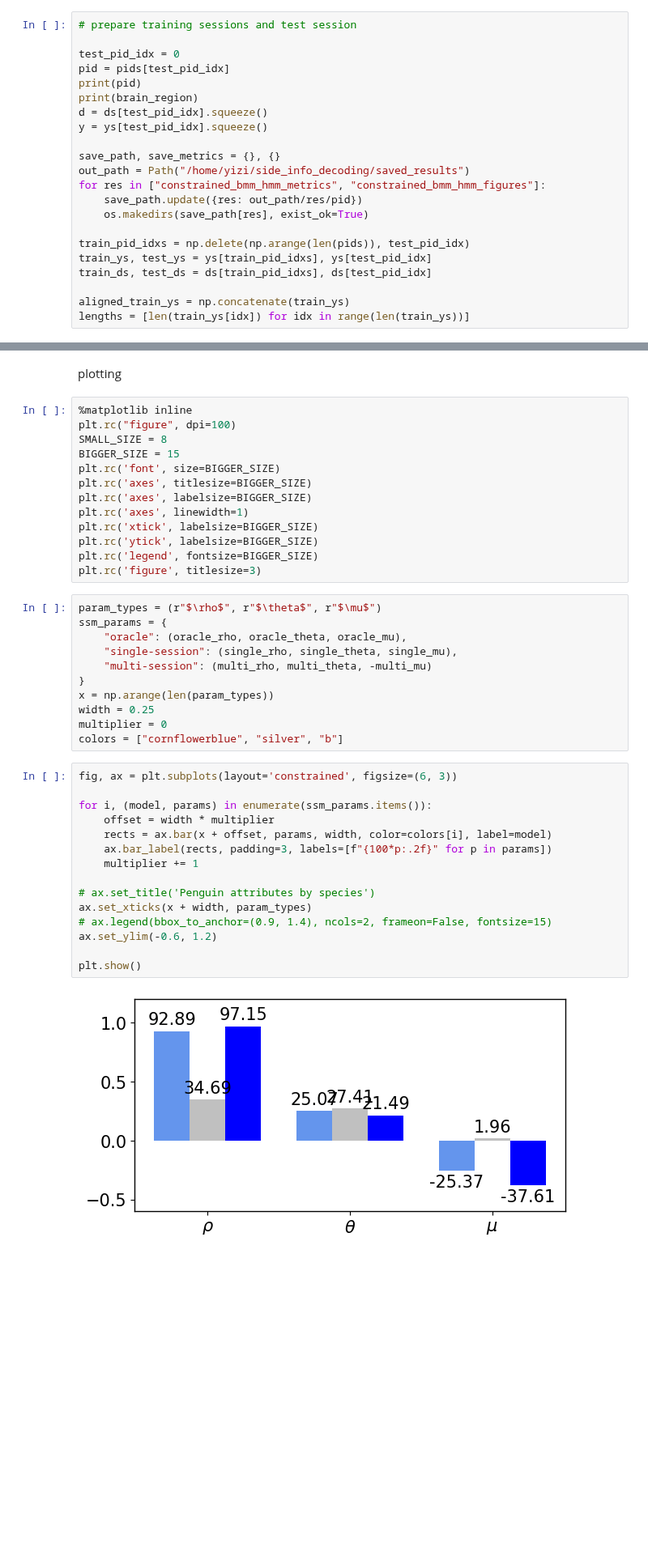
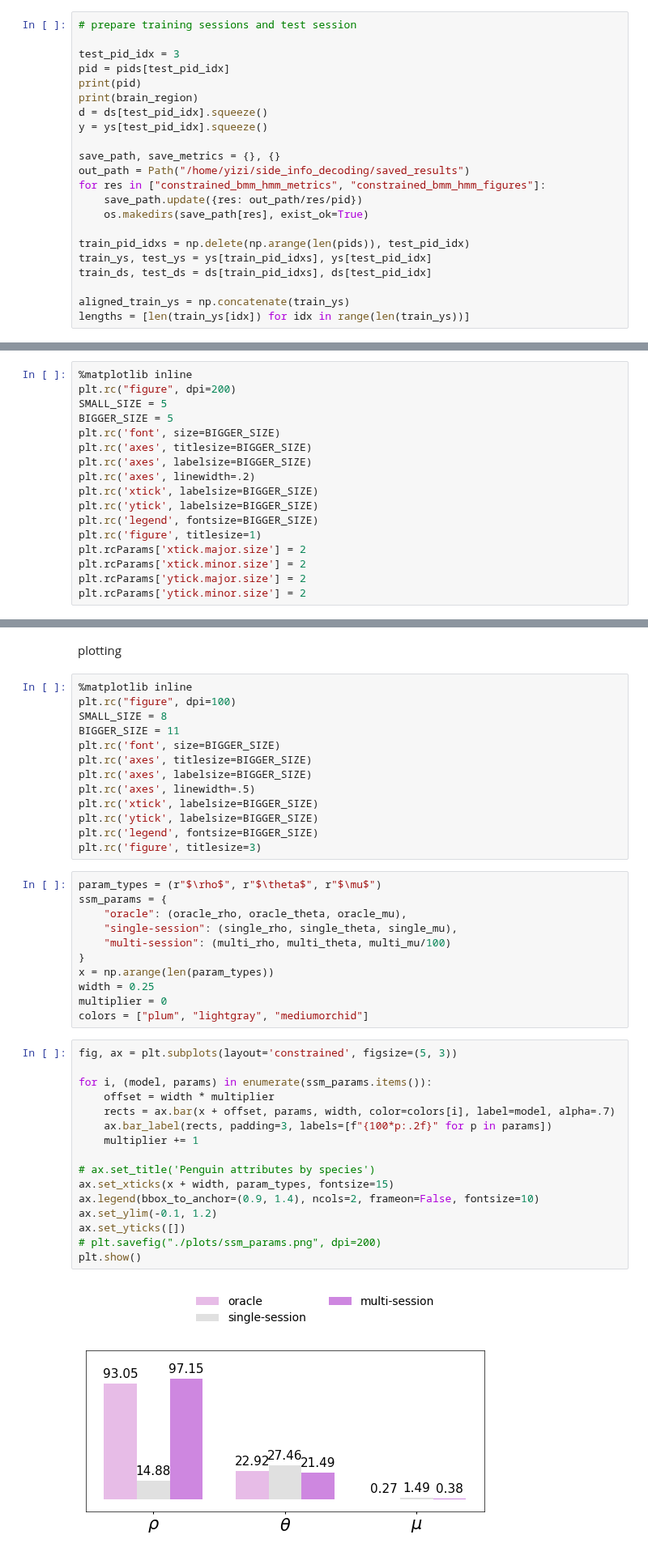
Before and after one commit to yzhang511/neural_decoding, a Jupyter notebook: biorxiv_plots/biorxiv_fig6.ipynb, the cells around one changed output, grey strips where cells are left out. Shown at 81% size. Drawn from its saved outputs; the diff is of its cells as text; blank space fills up the shorter version.

```diff
--- a/biorxiv_plots/biorxiv_fig6.ipynb
+++ b/biorxiv_plots/biorxiv_fig6.ipynb
@@ -369,7 +382,7 @@ ds = np.array(ds)
 # %%
 # prepare training sessions and test session
 
-test_pid_idx = 0
+test_pid_idx = 3
 pid = pids[test_pid_idx]
 print(pid)
 print(brain_region)
@@ -615 +646,18 @@ plt.tight_layout()
+# %%
+%matplotlib inline
+plt.rc("figure", dpi=200)
+SMALL_SIZE = 5
+BIGGER_SIZE = 5
+plt.rc('font', size=BIGGER_SIZE)
+plt.rc('axes', titlesize=BIGGER_SIZE)
+plt.rc('axes', labelsize=BIGGER_SIZE)
+plt.rc('axes', linewidth=.2)
+plt.rc('xtick', labelsize=BIGGER_SIZE)
+plt.rc('ytick', labelsize=BIGGER_SIZE)
+plt.rc('legend', fontsize=BIGGER_SIZE)
+plt.rc('figure', titlesize=1)
+plt.rcParams['xtick.major.size'] = 2
+plt.rcParams['xtick.minor.size'] = 2
+plt.rcParams['ytick.major.size'] = 2
+plt.rcParams['ytick.minor.size'] = 2
 # %%
@@ -975,11 +1025,11 @@ plotting
 %matplotlib inline
 plt.rc("figure", dpi=100)
 SMALL_SIZE = 8
-BIGGER_SIZE = 15
+BIGGER_SIZE = 11
 plt.rc('font', size=BIGGER_SIZE)
 plt.rc('axes', titlesize=BIGGER_SIZE)
 plt.rc('axes', labelsize=BIGGER_SIZE)
-plt.rc('axes', linewidth=1)
+plt.rc('axes', linewidth=.5)
 plt.rc('xtick', labelsize=BIGGER_SIZE)
 plt.rc('ytick', labelsize=BIGGER_SIZE)
 plt.rc('legend', fontsize=BIGGER_SIZE)
@@ -989,26 +1039,27 @@ param_types = (r"$\rho$", r"$\theta$", r"$\mu$")
 ssm_params = {
     "oracle": (oracle_rho, oracle_theta, oracle_mu),
     "single-session": (single_rho, single_theta, single_mu),
-    "multi-session": (multi_rho, multi_theta, -multi_mu)
+    "multi-session": (multi_rho, multi_theta, multi_mu/100)
 }
 x = np.arange(len(param_types))
 width = 0.25
 multiplier = 0
-colors = ["cornflowerblue", "silver", "b"]
+colors = ["plum", "lightgray", "mediumorchid"]
 # %%
-fig, ax = plt.subplots(layout='constrained', figsize=(6, 3))
+fig, ax = plt.subplots(layout='constrained', figsize=(5, 3))
 
 for i, (model, params) in enumerate(ssm_params.items()):
     offset = width * multiplier
-    rects = ax.bar(x + offset, params, width, color=colors[i], label=model)
+    rects = ax.bar(x + offset, params, width, color=colors[i], label=model, alpha=.7)
     ax.bar_label(rects, padding=3, labels=[f"{100*p:.2f}" for p in params])
     multiplier += 1
 
 # ax.set_title('Penguin attributes by species')
-ax.set_xticks(x + width, param_types)
-# ax.legend(bbox_to_anchor=(0.9, 1.4), ncols=2, frameon=False, fontsize=15)
-ax.set_ylim(-0.6, 1.2)
-
+ax.set_xticks(x + width, param_types, fontsize=15)
+ax.legend(bbox_to_anchor=(0.9, 1.4), ncols=2, frameon=False, fontsize=10)
+ax.set_ylim(-0.1, 1.2)
+ax.set_yticks([])
+# plt.savefig("./plots/ssm_params.png", dpi=200)
 plt.show()
 # %% [output]
-[figure, old version]
+[figure, new version]
```
Also changed, not shown: parts of 26 cells of this notebook, 2 other files.
